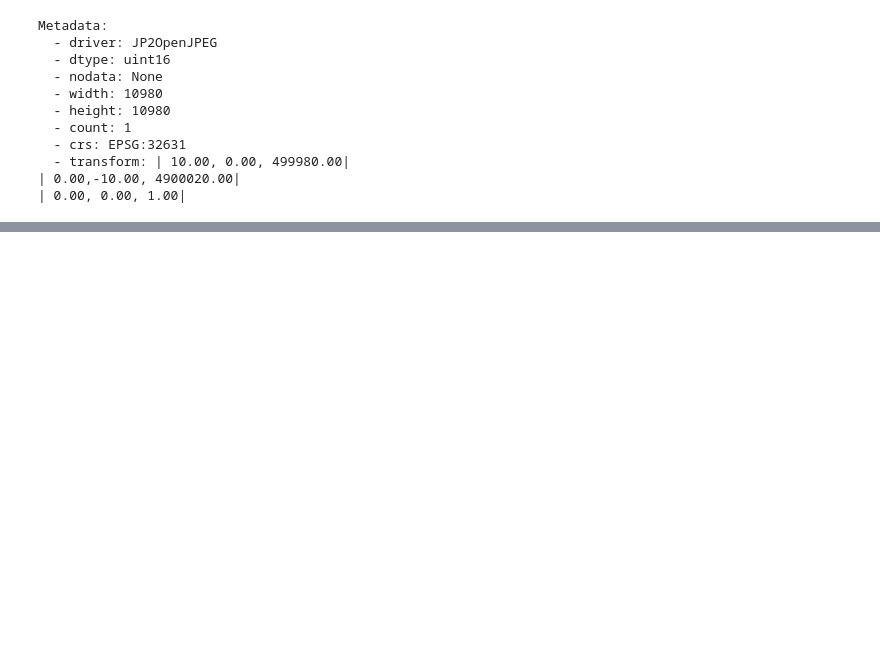
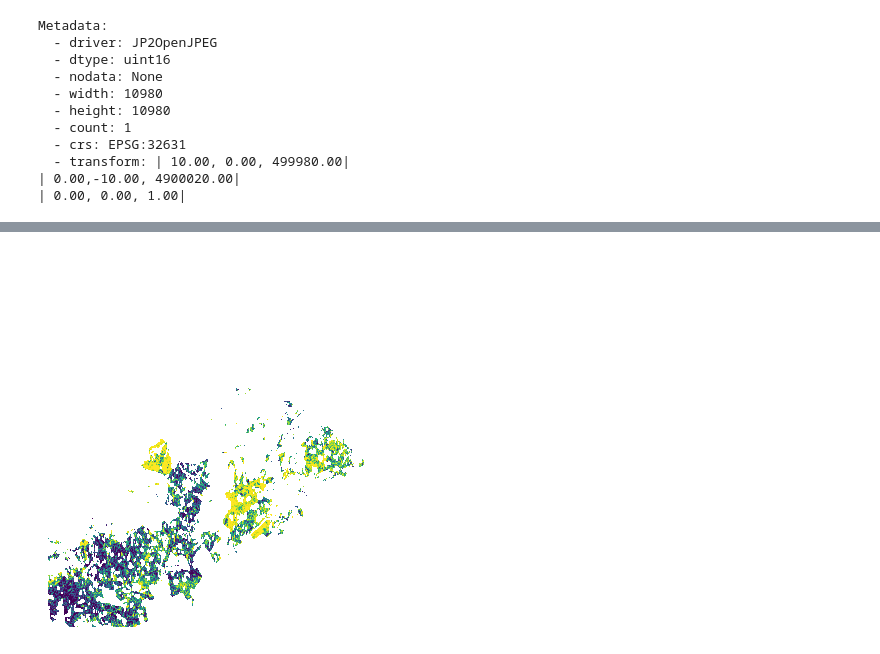
Before and after one commit to Leo-Maltoni/Ter-2024, a Jupyter notebook: open_hypercube.ipynb, the cells around one changed output, grey strips where cells are left out. Cells and saved outputs as stored; diff of their text form; code cells hidden in the pictures; blank space fills up the shorter version.

Commit message:
Add kmeans demo

```diff
--- a/open_hypercube.ipynb
+++ b/open_hypercube.ipynb
@@ -69,0 +132,21 @@ Metadata:
+# %%
+from sklearn.cluster import KMeans
+
+band_reshaped = band.reshape(band.shape[0]*band.shape[1], band.shape[2]) # N*M, 5
+X = band_reshaped[~np.isnan(band_reshaped).any(axis=1)]
+
+num_clusters = 2
+seed = 1
+kmeans = KMeans(n_clusters=num_clusters, random_state=seed)
+kmeans.fit(X)
+kmeans_labels = kmeans.labels_
+
+Y = np.full((band.shape[0]*band.shape[1]), np.nan)
+Y[~np.isnan(band_reshaped).any(axis=1)] = kmeans_labels
+
+labels = Y.reshape(band.shape[0], band.shape[1])
+plt.imshow(labels)
+plt.axis("off")
+plt.show()
+# %% [output]
+[figure, added]
```
Also changed, not shown: parts of 2 cells of this notebook.
